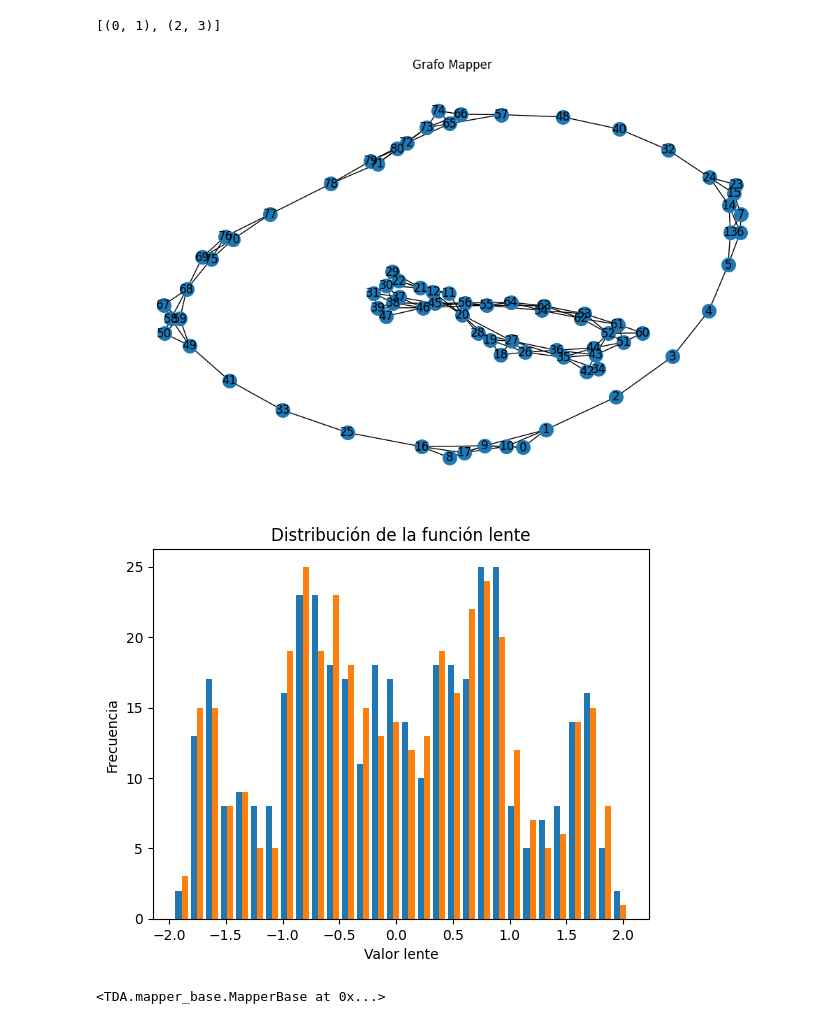
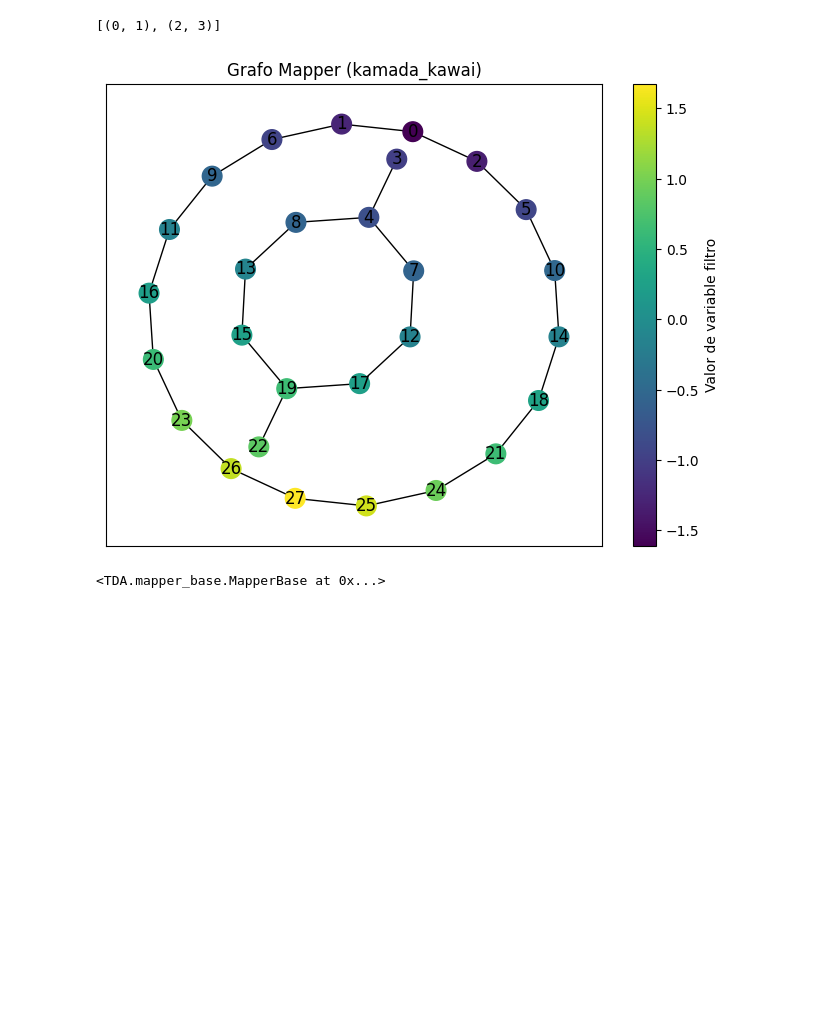
Before and after one commit to DiegoVilla03/Topological-Data-Analysis, a Jupyter notebook: rings.ipynb, the cells around one changed output. Cells and saved outputs as stored; diff of their text form; code cells hidden in the pictures; blank space fills up the shorter version.

```diff
--- a/rings.ipynb
+++ b/rings.ipynb
@@ -19,7 +19,7 @@ def radial_lens(x):
     return np.linalg.norm(X, axis=1)
 # %%
 def simple_lens(x):
-    return x[0:]
+    return x[:,0]
 # %%
 mapper_r = Mapper(
     lens_func=radial_lens,
@@ -41,17 +40,16 @@ mapper_r.nerve
 # %%
 mapper_r = Mapper(
     lens_func=simple_lens,
     n_intervals=10,
     overlap=0.4,
     clusterer=DBSCAN(eps=0.3, min_samples=3),
     nerve_order= 4
 )
 
 mapper_r.fit(X)
-mapper_r.plot(figsize=(10, 6))
+mapper_r.plot_graph(color_data=mapper_r.lens_values, layout='kamada_kawai')
 # %% [output]
-[figure, old version]
+[figure, new version]
-[figure, removed]
 # %%
 mapper_r.base
 # %% [output]
```
Also changed, not shown: parts of 3 cells of this notebook, 5 other files.
